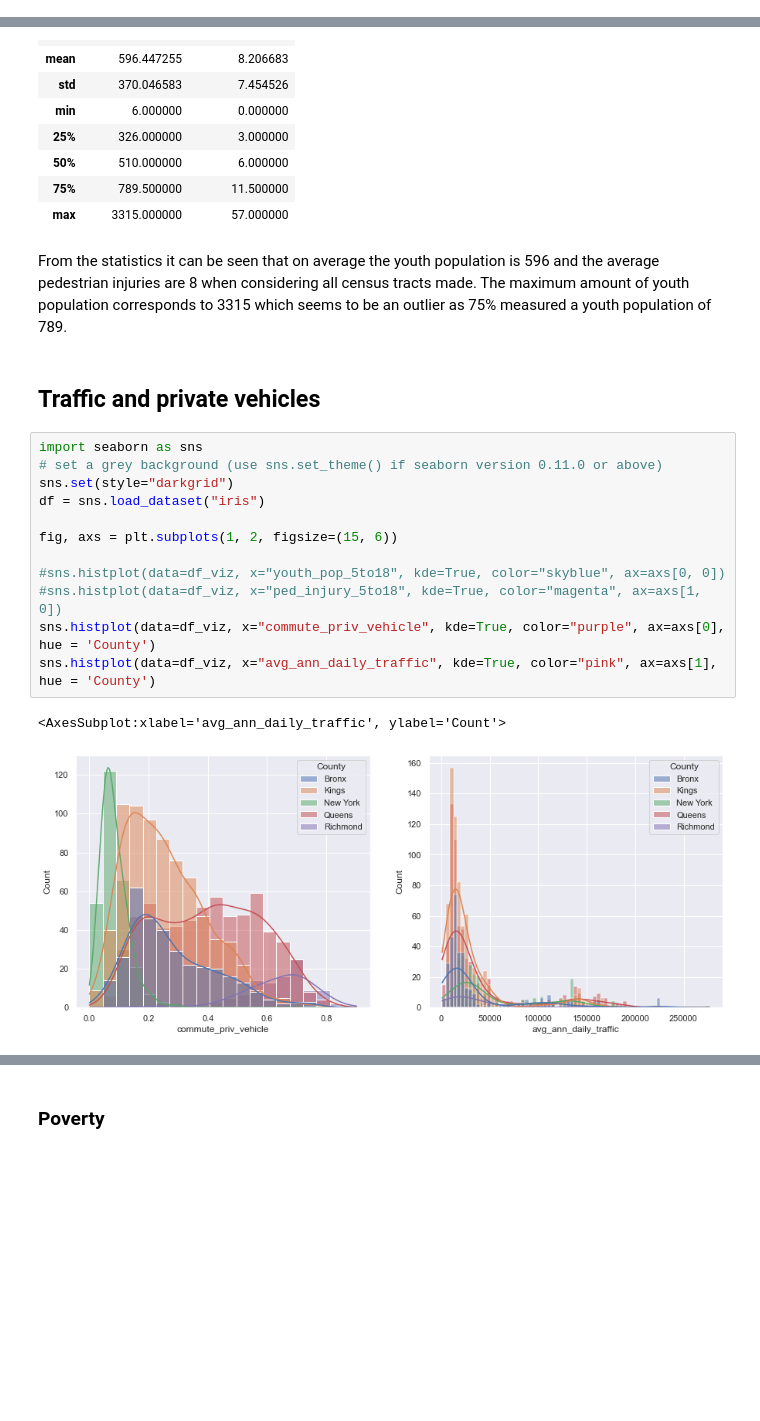
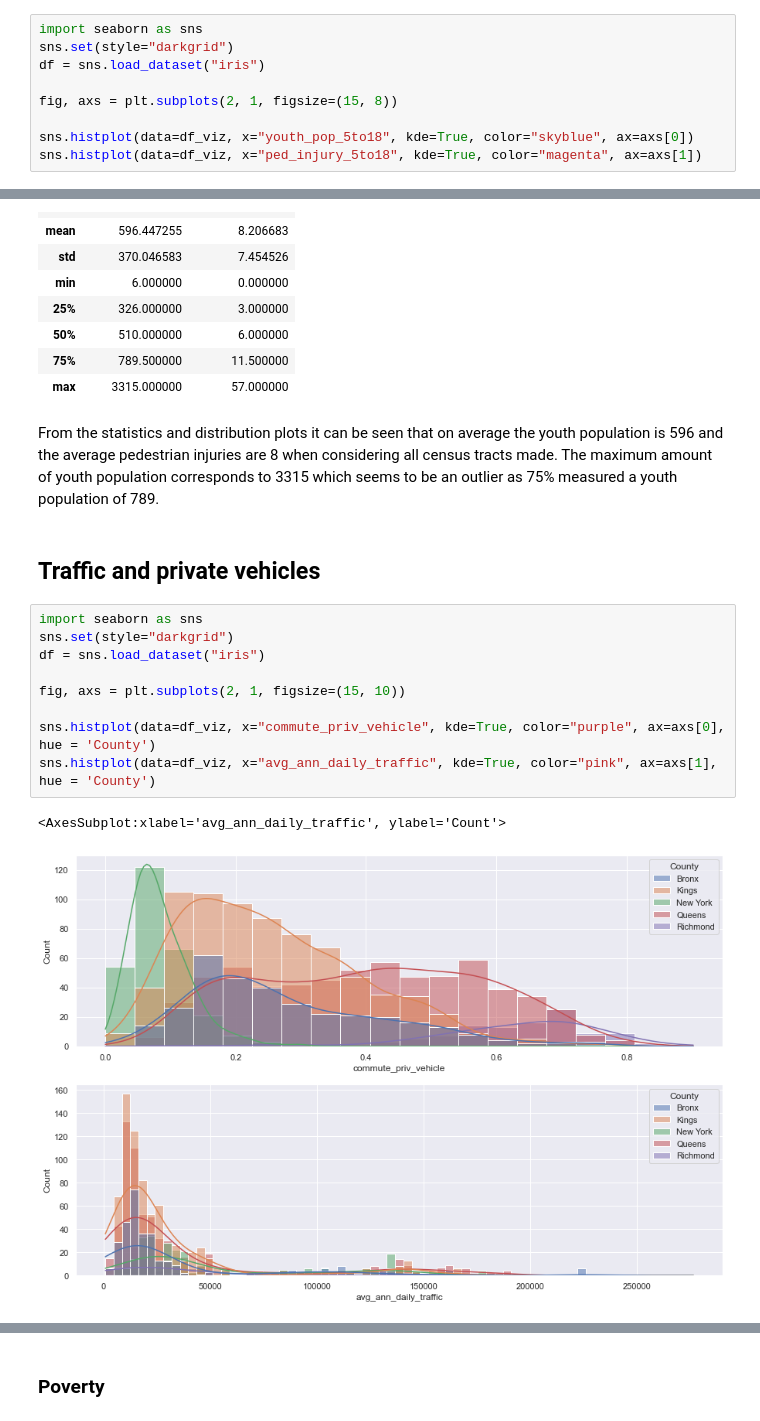
Before and after one commit to KatinkaKlepsch/model_based_ML, a Jupyter notebook: exploratory notebook.ipynb, the cells around one changed output, grey strips where cells are left out. Saved outputs shown, nothing was run; the diff lists cells and outputs as text; blank space fills up the shorter version.

```diff
--- a/exploratory notebook.ipynb
+++ b/exploratory notebook.ipynb
@@ -130,0 +129,9 @@ Probability that there are between 0 and 10 injuries are more likely. Moreover t
+# %%
+import seaborn as sns
+sns.set(style="darkgrid")
+df = sns.load_dataset("iris")
+
+fig, axs = plt.subplots(2, 1, figsize=(15, 8))
+
+sns.histplot(data=df_viz, x="youth_pop_5to18", kde=True, color="skyblue", ax=axs[0])
+sns.histplot(data=df_viz, x="ped_injury_5to18", kde=True, color="magenta", ax=axs[1])
@@ -141,22 +153,19 @@ df_viz[["youth_pop_5to18","ped_injury_5to18"]].describe()
 | 75% | 789.500000 | 11.500000 |
 | max | 3315.000000 | 57.000000 |
 # %% [markdown]
-From the statistics it can be seen that on average the youth population is 596 and the average pedestrian injuries are 8 when considering all census tracts made.
+From the statistics and distribution plots it can be seen that on average the youth population is 596 and the average pedestrian injuries are 8 when considering all census tracts made.
 The maximum amount of youth population corresponds to 3315 which seems to be an outlier as 75% measured a youth population of 789.
 # %% [markdown]
 ## Traffic and private vehicles
 # %%
 import seaborn as sns
-# set a grey background (use sns.set_theme() if seaborn version 0.11.0 or above)
 sns.set(style="darkgrid")
 df = sns.load_dataset("iris")
 
-fig, axs = plt.subplots(1, 2, figsize=(15, 6))
+fig, axs = plt.subplots(2, 1, figsize=(15, 10))
 
-#sns.histplot(data=df_viz, x="youth_pop_5to18", kde=True, color="skyblue", ax=axs[0, 0])
-#sns.histplot(data=df_viz, x="ped_injury_5to18", kde=True, color="magenta", ax=axs[1, 0])
 sns.histplot(data=df_viz, x="commute_priv_vehicle", kde=True, color="purple", ax=axs[0], hue = 'County')
 sns.histplot(data=df_viz, x="avg_ann_daily_traffic", kde=True, color="pink", ax=axs[1], hue = 'County')
 # %% [output]
 <AxesSubplot:xlabel='avg_ann_daily_traffic', ylabel='Count'>
-[figure, old version]
+[figure, new version]
```
Also changed, not shown: parts of 10 cells of this notebook.
